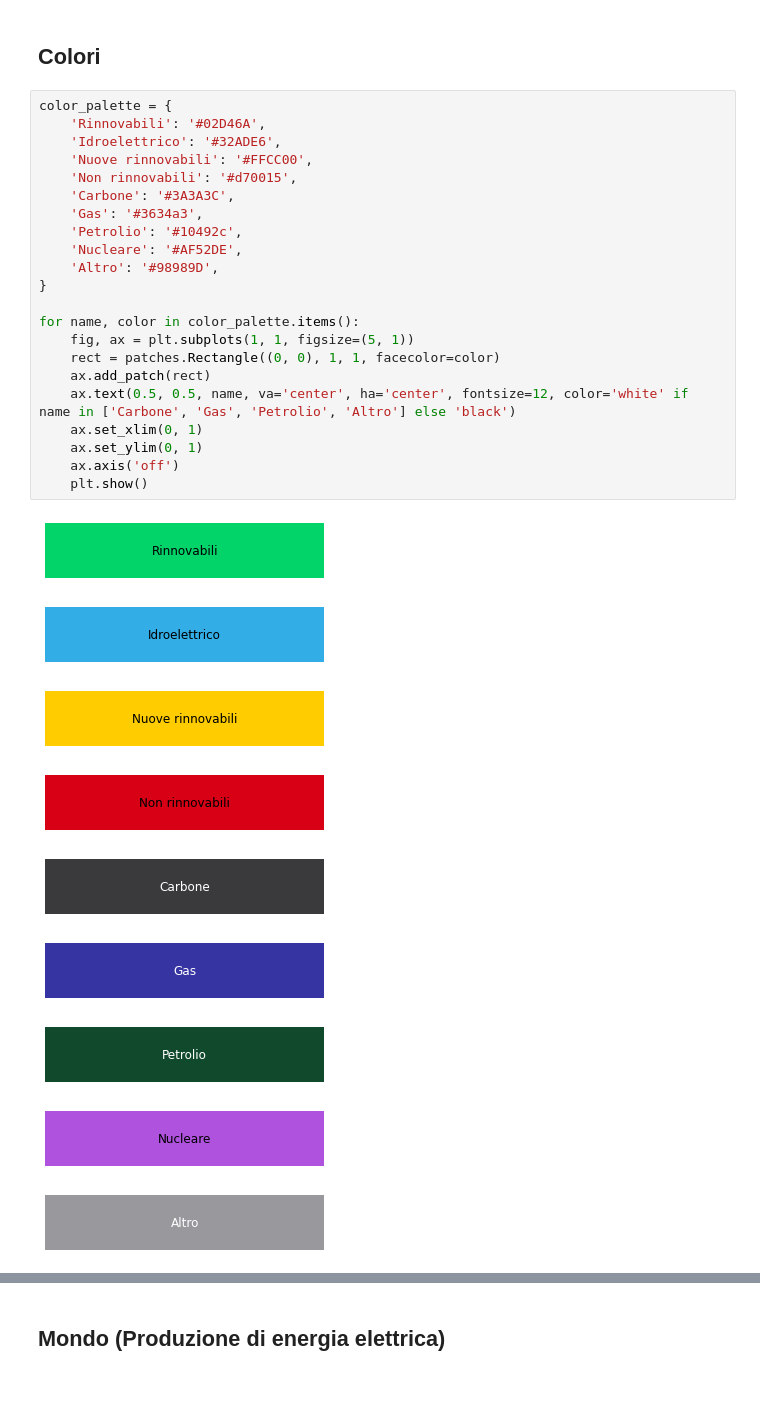
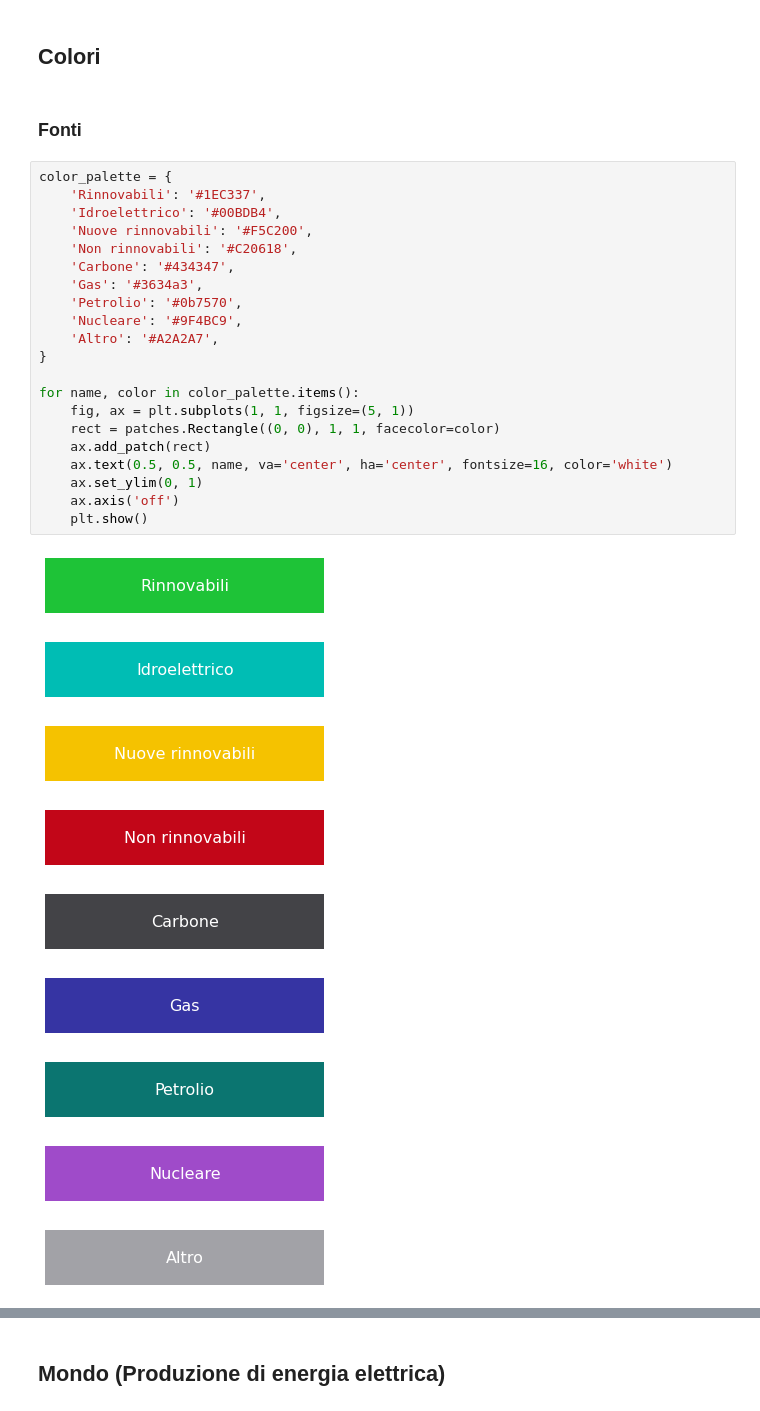
Before and after one commit to mattiamendicino/progetto-scivis, a Jupyter notebook: codice.ipynb, the cells around one changed output, grey strips where cells are left out. Cells and saved outputs as stored; diff of their text form.

```diff
--- a/codice.ipynb
+++ b/codice.ipynb
@@ -150,35 +150,36 @@ merged_data[(merged_data['ISO'] == 'ITA') & (merged_data['Year'] >= 2019)]
 # Grafici
 # %% [markdown]
 ## Colori
+# %% [markdown]
+### Fonti
 # %%
 color_palette = {
-    'Rinnovabili': '#02D46A',
-    'Idroelettrico': '#32ADE6',
-    'Nuove rinnovabili': '#FFCC00',
-    'Non rinnovabili': '#d70015',
-    'Carbone': '#3A3A3C',
+    'Rinnovabili': '#1EC337',
+    'Idroelettrico': '#00BDB4',
+    'Nuove rinnovabili': '#F5C200',
+    'Non rinnovabili': '#C20618',
+    'Carbone': '#434347',
     'Gas': '#3634a3',
-    'Petrolio': '#10492c',
-    'Nucleare': '#AF52DE',
-    'Altro': '#98989D',
+    'Petrolio': '#0b7570',
+    'Nucleare': '#9F4BC9',
+    'Altro': '#A2A2A7',
 }
 
 for name, color in color_palette.items():
     fig, ax = plt.subplots(1, 1, figsize=(5, 1))
     rect = patches.Rectangle((0, 0), 1, 1, facecolor=color)
     ax.add_patch(rect)
-    ax.text(0.5, 0.5, name, va='center', ha='center', fontsize=12, color='white' if name in ['Carbone', 'Gas', 'Petrolio', 'Altro'] else 'black')
-    ax.set_xlim(0, 1)
+    ax.text(0.5, 0.5, name, va='center', ha='center', fontsize=16, color='white')
     ax.set_ylim(0, 1)
     ax.axis('off')
     plt.show()
 # %% [output]
-[figure, old version]
+[figure, new version]
-[figure, old version]
+[figure, new version]
-[figure, old version]
+[figure, new version]
-[figure, old version]
+[figure, new version]
-[figure, old version]
+[figure, new version]
-[figure, old version]
+[figure, new version]
-[figure, old version]
+[figure, new version]
-[figure, old version]
+[figure, new version]
-[figure, old version]
+[figure, new version]
```
Also changed, not shown: parts of 23 cells of this notebook.
